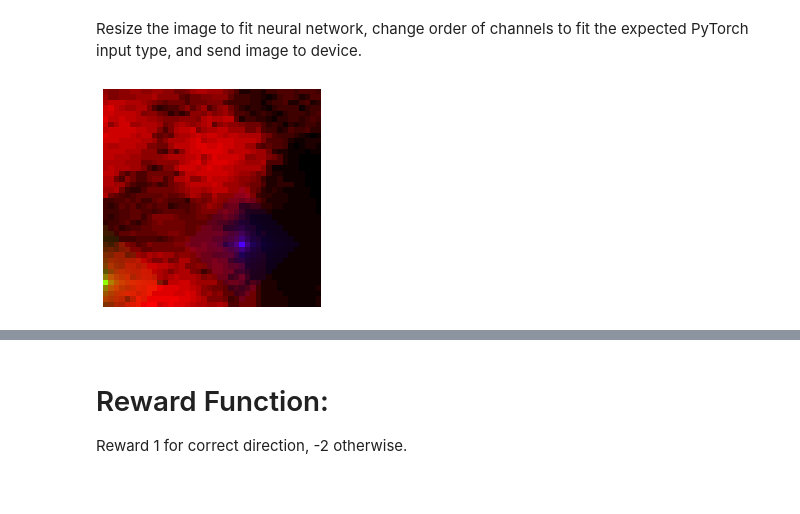
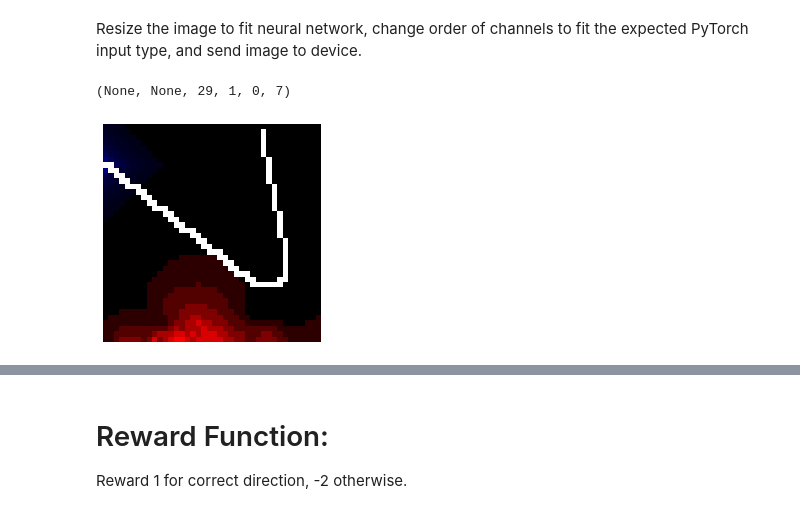
Before and after one commit to LAPS-Group/Pathfinding, a Jupyter notebook: Ariel/turn_short/turn_short_v1.ipynb, the cells around one changed output, grey strips where cells are left out. Cells and saved outputs as stored; diff of their text form; code cells hidden in the pictures.

```diff
--- a/Ariel/turn_short/turn_short_v1.ipynb
+++ b/Ariel/turn_short/turn_short_v1.ipynb
@@ -47,6 +47,8 @@ grid_shape = (40, 40)
 #grid_shape = (105, 105)
 env = gym.make('TurnShort-v0',
                training_samples=50,
+               subsampling=10,
+               turn_rate=4,
                training_data_dir='/workspace/training_data/',
                ax=ax[1][0]).unwrapped
 env.reset()
@@ -130,7 +132,7 @@ goal_blur_size = 10
 # create screen array, rows*columns*channels in size
 # channels are RGB
 screen = np.zeros((grid_shape[0], grid_shape[1], 3), dtype=np.uint8)
-def get_screen(new_episode=False):
+def get_screen(new_episode=False, points=None):
     global screen
     state = env._get_obs()
     last_pos = state[:2]
@@ -166,6 +168,11 @@ def get_screen(new_episode=False):
     # make copy of screen, by value, to modify for current frame
     current_screen = screen[:, :, :]
     blur_position(drone_pos, pos_blur_size, current_screen[:, :, 1])
+    if points is not None:
+        current_screen[:, :, 1] = np.zeros((grid_shape[0], grid_shape[1]), dtype=np.uint8)
+        for point in points:
+            current_screen[point[0], point[1]] = 255
+        pass
 
     output = current_screen.transpose((2, 0, 1))
     _, screen_height, screen_width = output.shape
@@ -199,11 +206,17 @@ def blur_position(position, blur_radius, table):
             table[x][y] += 255 / (distance + 1)
 # %%
 #plt.imshow(np.swapaxes(np.swapaxes(np.squeeze(np.asarray(get_screen(True).cpu()), 0), 0, 2), 0, 1))
-env.reset()
-test = get_screen(True)
-plt.imshow(np.swapaxes(np.swapaxes(np.squeeze(np.asarray(test.cpu()), 0), 0, 2), 0, 1))
+reward = 0
+while reward == 0:
+    env.reset()
+    state_tuple, reward, done, info = env.step(99)
+print(env._get_obs())
+test = get_screen(True, info['points_traversed'])
+#plt.imshow(np.swapaxes(np.swapaxes(np.squeeze(np.asarray(test.cpu()), 0), 0, 2), 0, 1))
+plt.imshow(np.swapaxes(np.squeeze(np.asarray(test.cpu()), 0), 0, 2))
 plt.axis('off')
 plt.show()
 # %% [output]
+(None, None, 29, 1, 0, 7)
-[figure, old version]
+[figure, new version]
 # %%
```
Also changed, not shown: parts of 4 cells of this notebook, 6 other files.
